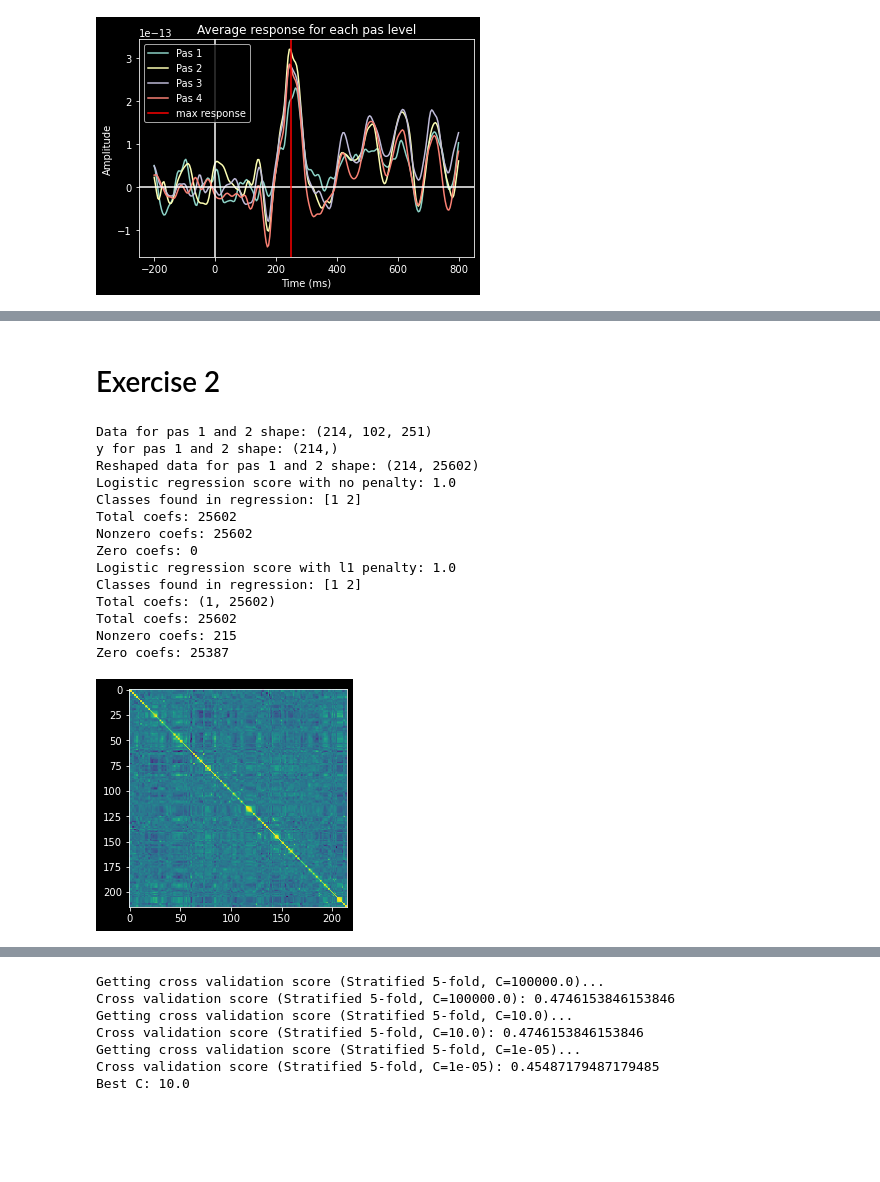
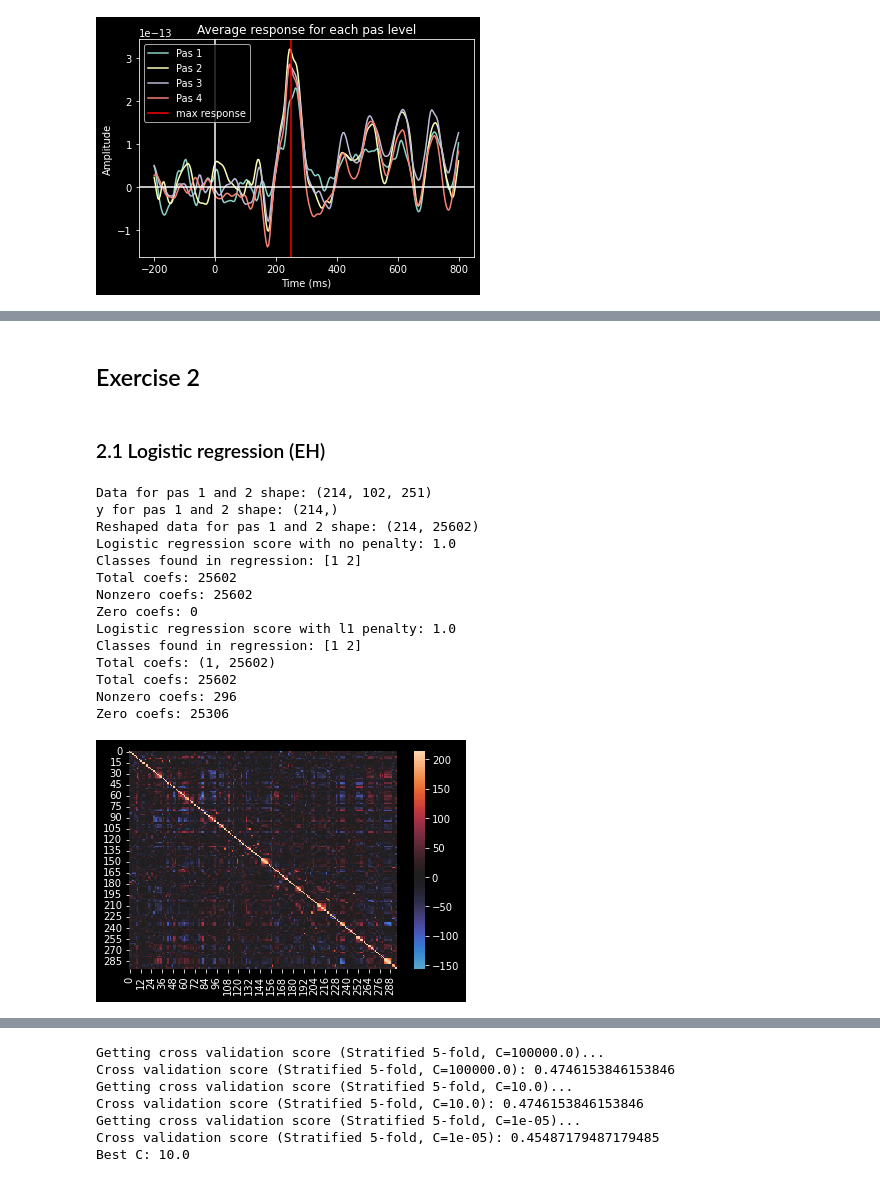
Before and after one commit to zeyus/github_methods_3, a Jupyter notebook: week_08/prac_8.ipynb, the cells around one changed output, grey strips where cells are left out. Cells and saved outputs as stored; diff of their text form; code cells hidden in the pictures; blank space fills up the shorter version.

```diff
--- a/week_08/prac_8.ipynb
+++ b/week_08/prac_8.ipynb
@@ -128,5 +147,7 @@ Pas 4 average shape: (251,)
 # %% [markdown]
-# Exercise 2
+## Exercise 2
+# %% [markdown]
+### 2.1 Logistic regression (EH)
 # %%
 # create a new array called data_1_2 that only contains PAS responses 1 and 2
 data_1_2 = np.concatenate((pas_data[pas_index[1]]['data'], pas_data[pas_index[2]]['data']), axis = 0)
@@ -173,34 +194,34 @@ print('Total coefs: {}'.format(lr.coef_.shape))
 coefs_orig = lr.coef_[0]
 coefs = len(lr.coef_[0])
 print('Total coefs: {}'.format(coefs))
 # non-zero coefs
 coefs_nonzero = len(lr.coef_[0].nonzero()[0])
 print('Nonzero coefs: {}'.format(coefs_nonzero))
 # zero coefs
 coefs_zero = coefs - coefs_nonzero
 print('Zero coefs: {}'.format(coefs_zero))
 # part 2.1.3: something is wrong with the above code because there is only one non-zero coefficient.
 
 cov_nz_index = lr.coef_[0].nonzero()[0]
 X_reduced = X_1_2_std[:,cov_nz_index]
 
 cmat = X_reduced.T @ X_reduced
 
-plt.imshow(cmat, cmap='viridis')
+sns.heatmap(cmat, cmap='icefire', center = 0)
 plt.show()
 # %% [output]
 Data for pas 1 and 2 shape: (214, 102, 251)
 y for pas 1 and 2 shape: (214,)
 Reshaped data for pas 1 and 2 shape: (214, 25602)
 Logistic regression score with no penalty: 1.0
 Classes found in regression: [1 2]
 Total coefs: 25602
 Nonzero coefs: 25602
 Zero coefs: 0
 Logistic regression score with l1 penalty: 1.0
 Classes found in regression: [1 2]
 Total coefs: (1, 25602)
 Total coefs: 25602
-Nonzero coefs: 215
-Zero coefs: 25387
+Nonzero coefs: 296
+Zero coefs: 25306
-[figure, old version]
+[figure, new version]
```
Also changed, not shown: parts of 44 cells of this notebook, 2 other files.
